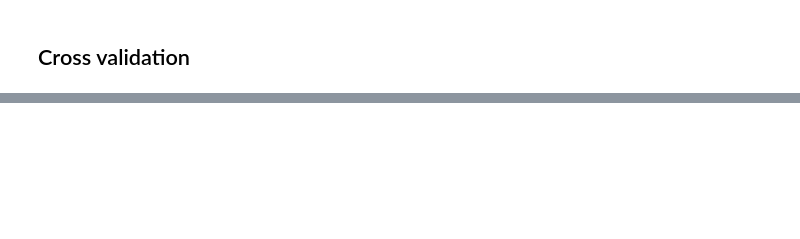
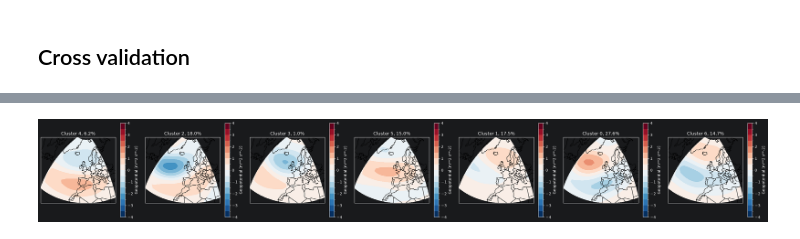
Before and after one commit to EmmaScharfmann/CodeForEarth, a Jupyter notebook: experiments/cmmvae.ipynb, the cells around one changed output, grey strips where cells are left out. Drawn from its saved outputs; the diff is of its cells as text; code cells hidden in the pictures; blank space fills up the shorter version.

Commit message:
split training and inference

```diff
--- a/experiments/cmmvae.ipynb
+++ b/experiments/cmmvae.ipynb
@@ -135,0 +155,29 @@ utils.plot_losses(training_loss, validation_loss)
+# %%
+cluster_number = 7
+
+config = VAEConfig(
+    original_dim=original_dim,
+    original_dim_target=pr_cluster_number,
+    dim_layer1=256,
+    dim_layer2=128,
+    dim_layer3=64,
+    activation="relu",
+    cluster_number=cluster_number,
+    latent_dim=15,
+    pr_cluster_number=pr_cluster_number,
+    sampling_fn=sampling,
+)
+
+vae = VAEPredictor(cfg=config)
+vae.load_weights(filepath+'final_weights_'+str(cluster_number)+'_'+str(0)+'.weights.h5')
+# %%
+X_all = z500.values.reshape(z500.values.shape[0], -1)
+input = {
+    "x": X_all,
+    "dummy": np.ones((X_all.shape[0], 1)),
+    "target": np.zeros((X_all.shape[0], vae.cfg.pr_cluster_number)),
+}
+# %%
+encoded = vae.encode(input, batch_size=batch_size)
+cluster_probs = encoded['clusters']['clusters_pred']
+cluster_label = np.argmax(cluster_probs, axis=1)
@@ -135,0 +189,15 @@ utils.plot_losses(training_loss, validation_loss)
+# %%
+z500_with_label = z500.assign_coords(label=("time", cluster_label))
+cluster_centers_empirical = z500_with_label.groupby("label").mean()
+
+precip_spatial_mean_with_label = precip_spatial_mean.assign_coords(label=("time", cluster_label))
+mean_precip_by_label = precip_spatial_mean_with_label.groupby("label").mean()
+label_reordering = mean_precip_by_label.argsort().values
+
+### Keep the same training / testing sets
+utils.plot_cluster_centers(cluster_centers_empirical,
+                           z500_with_label.label.values,
+                           label_reordering,
+                           levels=np.arange(-4., 4.1, 0.5))
+# %% [output]
+[figure, added]
```
Also changed, not shown: parts of 11 cells of this notebook, 6 other files.
